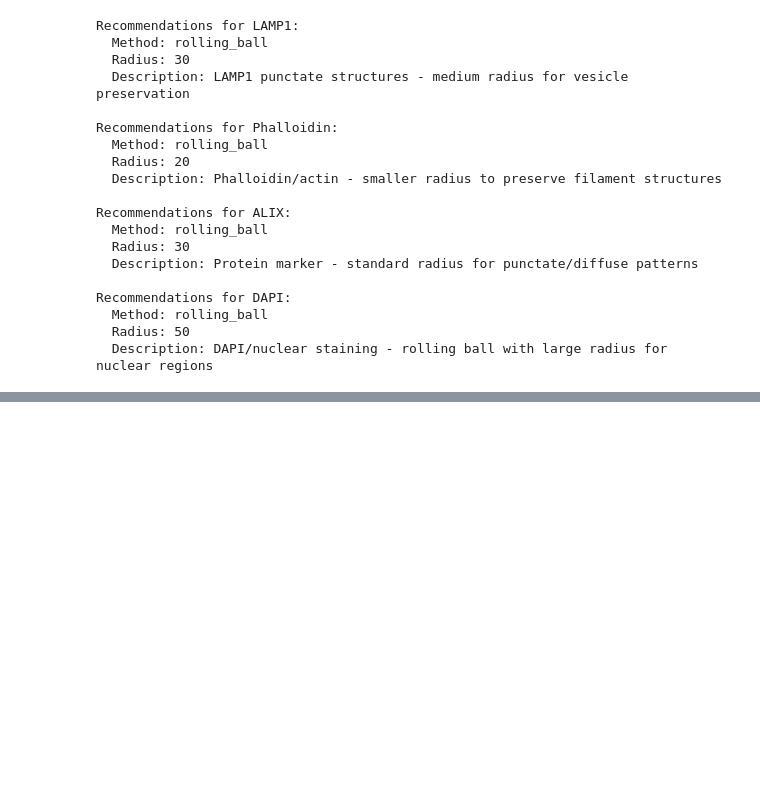
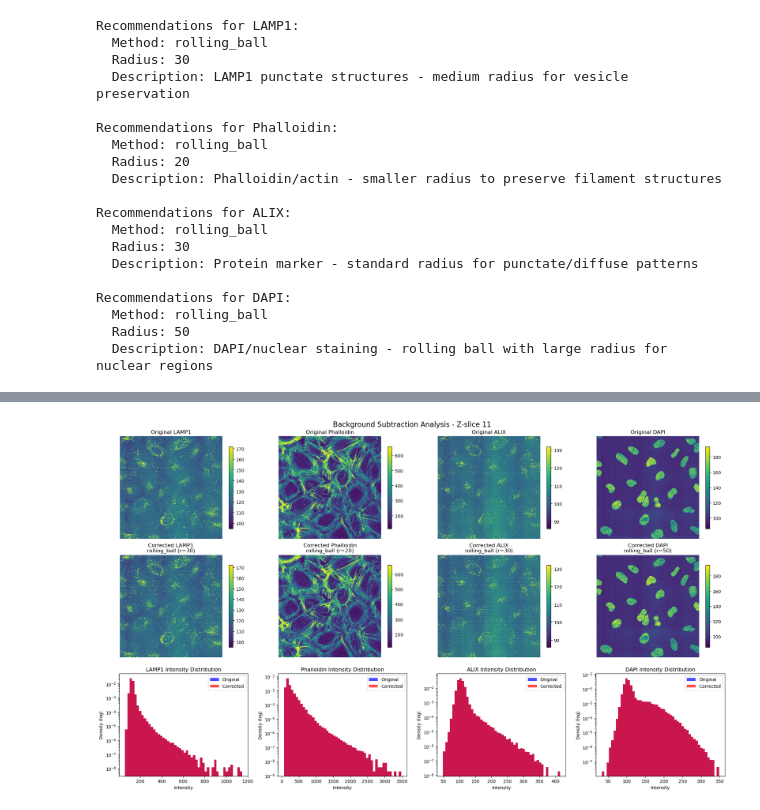
Before and after one commit to TheSaezAtienzarLab/perinuclear_analysis, a Jupyter notebook: perinuclear_analysis/imaging_preprocessing/background_subtraction/test.ipynb, the cells around one changed output, grey strips where cells are left out. Saved outputs shown, nothing was run; the diff lists cells and outputs as text; code cells hidden in the pictures; blank space fills up the shorter version.

Commit message:
added plot_background_substraction_comparison function

```diff
--- a/perinuclear_analysis/imaging_preprocessing/background_subtraction/test.ipynb
+++ b/perinuclear_analysis/imaging_preprocessing/background_subtraction/test.ipynb
@@ -98,0 +191,67 @@ INFO:perinuclear_analysis.imaging_preprocessing.background_subtraction.backgroun
+# %%
+# Plotting the middle slice of the image.
+# To try different paramters; we will do it directly using .shape[]//2
+
+def plot_detailed_channel_analysis(loaded_data, batch_results, channel_names, z_slice=None):
+    """
+    Detailed analysis plot with images, histograms, and statistics.
+    """
+    if z_slice is None:
+        z_slice = loaded_data.shape[0] // 2
+
+    n_channels = len(channel_names)
+    fig, axes = plt.subplots(3, n_channels, figsize=(5 * n_channels, 12))
+
+    if n_channels == 1:
+        axes = axes.reshape(-1, 1)
+
+    for i, channel_name in enumerate(channel_names):
+        # Get data
+        original_channel = loaded_data[:, :, :, i]
+        corrected_img, metadata = batch_results[channel_name]
+
+        # Calculate display ranges
+        orig_p1, orig_p99 = np.percentile(original_channel, [1, 99])
+        corr_p1, corr_p99 = np.percentile(corrected_img, [1, 99])
+
+        # Row 1: Original images
+        im_orig = axes[0, i].imshow(original_channel[z_slice],
+                                   cmap='viridis',
+                                   vmin=orig_p1, vmax=orig_p99)
+        axes[0, i].set_title(f'Original {channel_name}')
+        axes[0, i].axis('off')
+        plt.colorbar(im_orig, ax=axes[0, i], shrink=0.8)
+
+        # Row 2: Corrected images
+        im_corr = axes[1, i].imshow(corrected_img[z_slice],
+                                   cmap='viridis',
+                                   vmin=corr_p1, vmax=corr_p99)
+        method = metadata['method']
+        radius = metadata['parameters_used'].get('radius', 'N/A')
+        axes[1, i].set_title(f'Corrected {channel_name}\n{method} (r={radius})')
+        axes[1, i].axis('off')
+        plt.colorbar(im_corr, ax=axes[1, i], shrink=0.8)
+
+        # Row 3: Histograms
+        # Sample data for histogram (every 10th pixel to speed up)
+        orig_sample = original_channel.flatten()[::10]
+        corr_sample = corrected_img.flatten()[::10]
+
+        axes[2, i].hist(orig_sample, bins=50, alpha=0.7, label='Original',
+                       density=True, color='blue')
+        axes[2, i].hist(corr_sample, bins=50, alpha=0.7, label='Corrected',
+                       density=True, color='red')
+        axes[2, i].set_title(f'{channel_name} Intensity Distribution')
+        axes[2, i].set_yscale('log')
+        axes[2, i].legend()
+        axes[2, i].set_xlabel('Intensity')
+        axes[2, i].set_ylabel('Density (log)')
+
+    plt.suptitle(f'Background Subtraction Analysis - Z-slice {z_slice}', fontsize=16)
+    plt.tight_layout()
+    plt.show()
+
+# Create the detailed analysis plot
+plot_detailed_channel_analysis(loaded_data, batch_results, channel_names)
+# %% [output]
+[figure, added]
```
Also changed, not shown: parts of 4 cells of this notebook, 1 other file.
